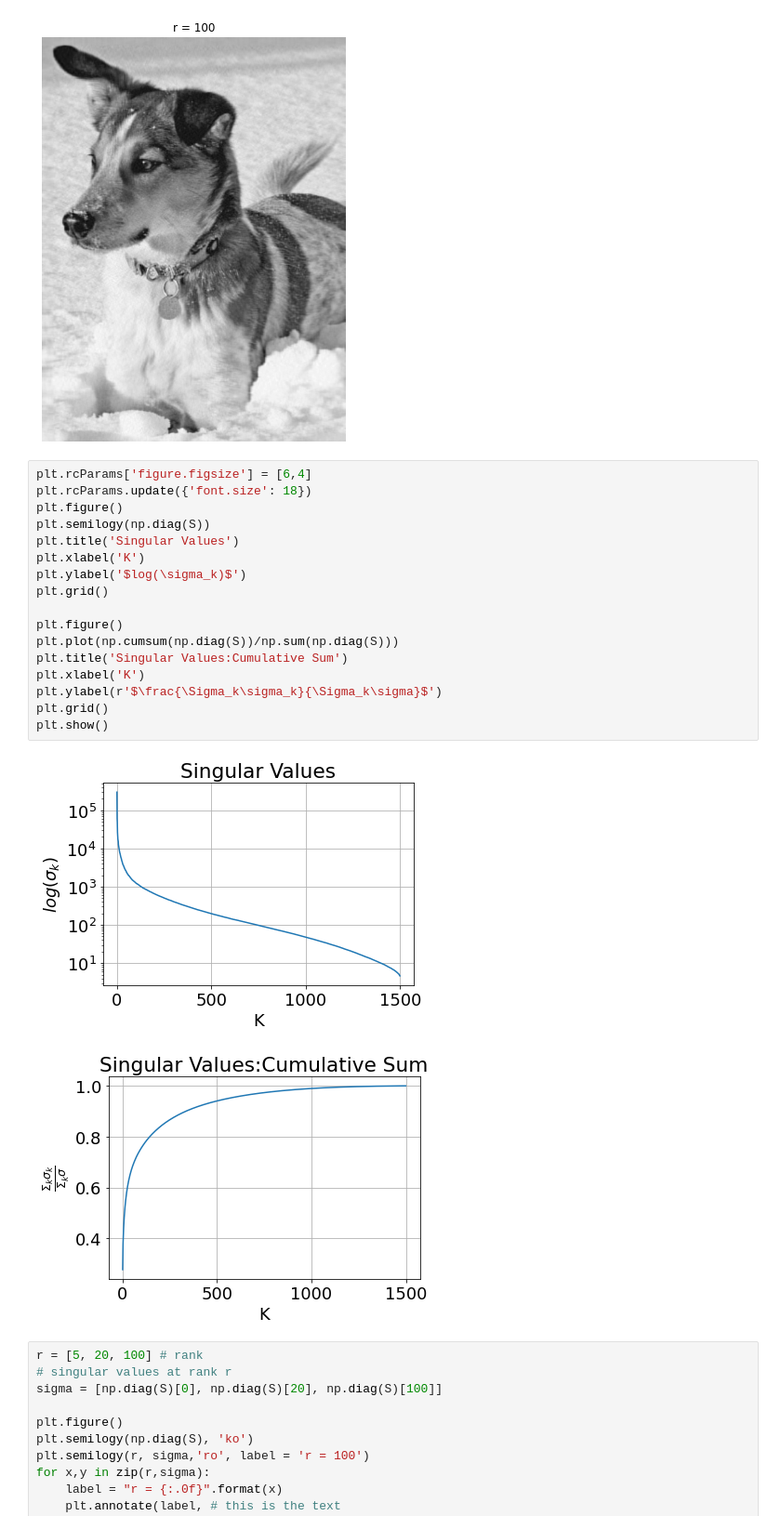
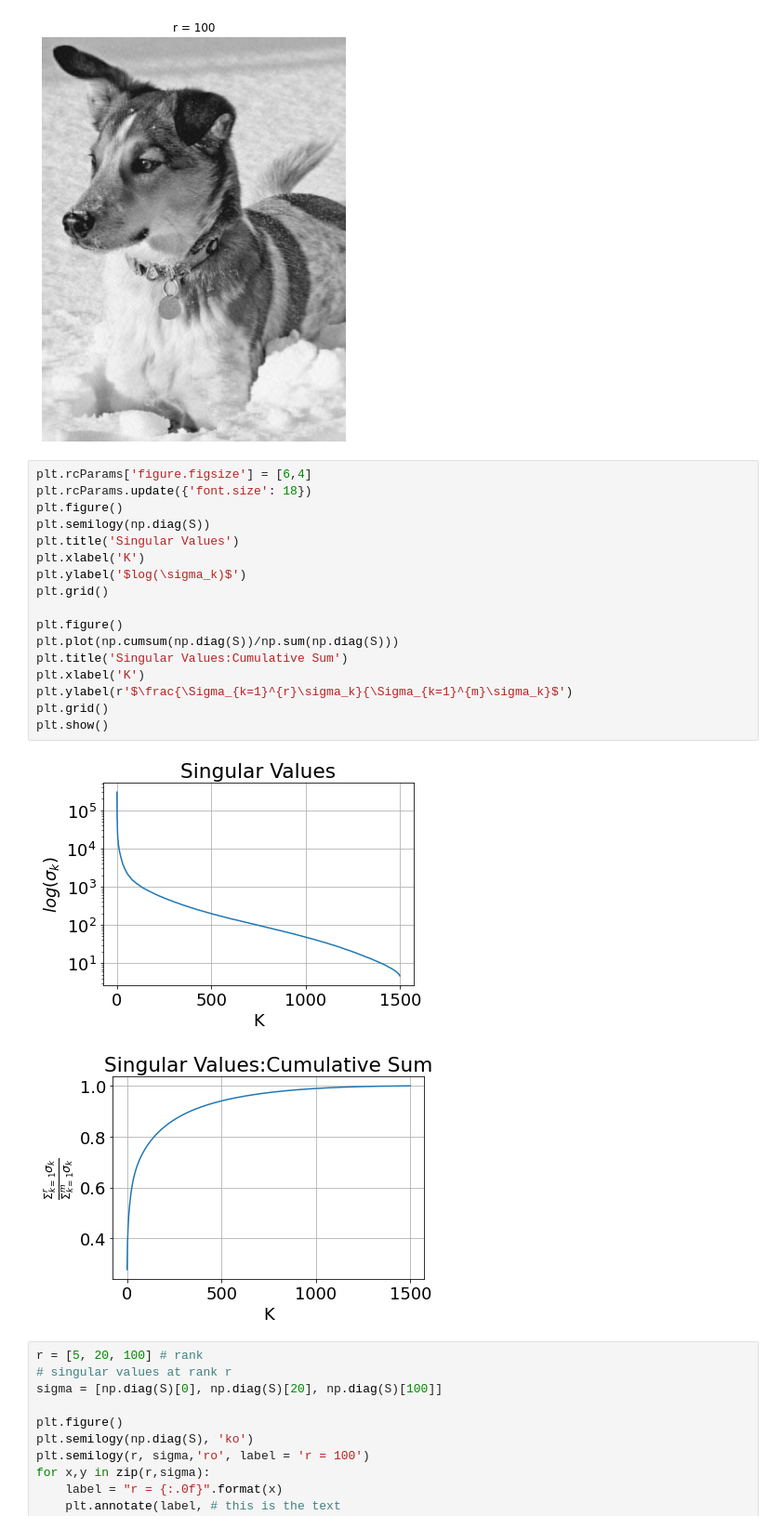
Before and after one commit to afrojaakter/Pattern-Recognition, a Jupyter notebook: ImageCompression.ipynb, the cells around one changed output. Shown at 93% size. Drawn from its saved outputs; the diff is of its cells as text.

```diff
--- a/ImageCompression.ipynb
+++ b/ImageCompression.ipynb
@@ -65,23 +65,23 @@ for r in (5, 20, 100):
 # %%
 plt.rcParams['figure.figsize'] = [6,4]
 plt.rcParams.update({'font.size': 18})
 plt.figure()
 plt.semilogy(np.diag(S))
 plt.title('Singular Values')
 plt.xlabel('K')
 plt.ylabel('$log(\sigma_k)$')
 plt.grid()
 
 plt.figure()
 plt.plot(np.cumsum(np.diag(S))/np.sum(np.diag(S)))
 plt.title('Singular Values:Cumulative Sum')
 plt.xlabel('K')
-plt.ylabel(r'$\frac{\Sigma_k\sigma_k}{\Sigma_k\sigma}$')
+plt.ylabel(r'$\frac{\Sigma_{k=1}^{r}\sigma_k}{\Sigma_{k=1}^{m}\sigma_k}$')
 plt.grid()
 plt.show()
 # %% [output]
 [figure]
-[figure, old version]
+[figure, new version]
 # %%
 r = [5, 20, 100] # rank
 # singular values at rank r
```
